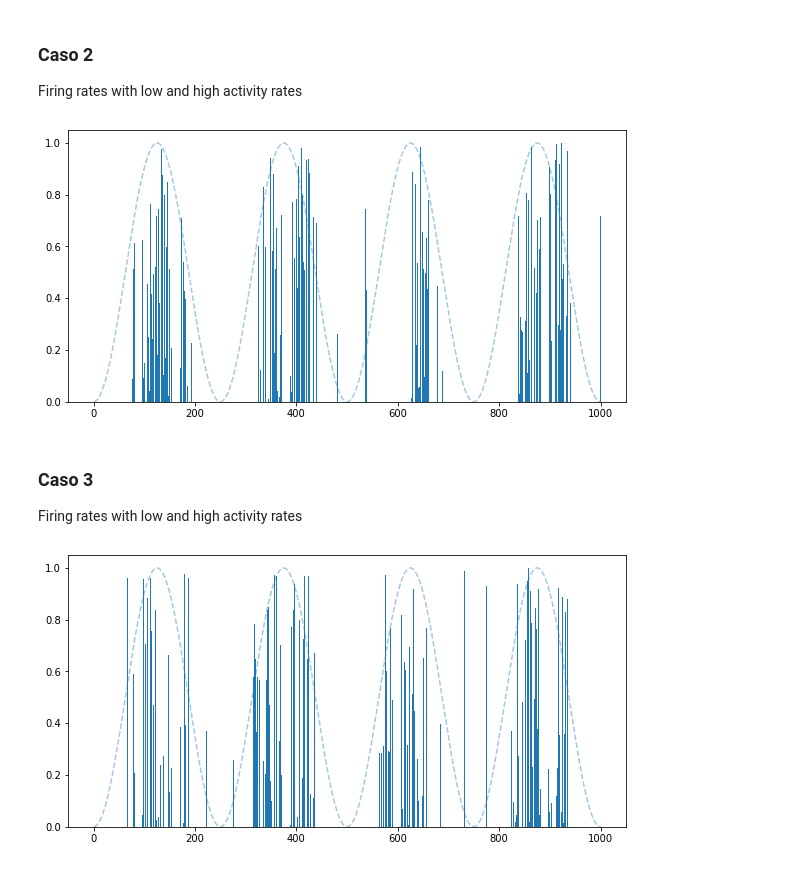
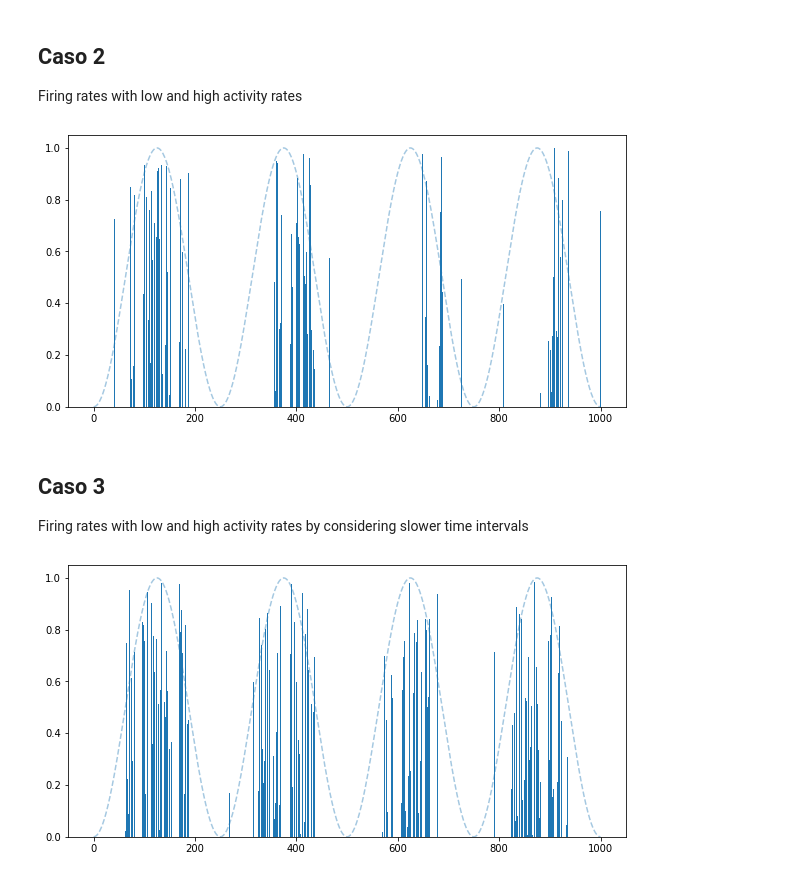
Before and after one commit to josemqz/MCA, a Jupyter notebook: Desafio2/desafio2-2.ipynb, the cells around one changed output. Cells and saved outputs as stored; diff of their text form; code cells hidden in the pictures.

```diff
--- a/Desafio2/desafio2-2.ipynb
+++ b/Desafio2/desafio2-2.ipynb
@@ -8 +21,23 @@ from matplotlib import pyplot as plt
 Firing rates with constant rate
+# %%
+# Baja actividad
+
+T = 100
+signal = np.zeros(T+1)
+lambda_0 = 0.2
+t = 0
+
+while t < T:
+
+    # random uniforme entre (0,1)
+    xi = np.random.uniform(low=np.nextafter(0.0, 1.0), high=1)
+    # tiempo hasta siguiente señal
+    s = -1 / lambda_0 * np.log(1 - xi)
+    # avance de tiempo
+    t = min(t + round(s),T)
+    # señal random
+    signal[t] = np.random.uniform(low=np.nextafter(0.0, 1.0), high=1)
+
+plt.figure(figsize=(10,5))
+plt.bar(np.arange(T+1),signal)
+plt.show()
@@ -29,38 +70,38 @@ plt.show()
 # %% [markdown]
-### Caso 2
+## Caso 2
 Firing rates with low and high activity rates
 # %%
-np.random.seed(10)
+np.random.seed(11)
 T = 1000
 signal = np.zeros(T+1)
 lambda_0 = 0.02
 f = 0.002
 t = 0
 
 sin_val = lambda t: (np.sin(2*np.pi*f*t))**2
 act = lambda t: (lambda_0 + sin_val(t)) if sin_val(t) > 0.5 else lambda_0
 
 while t < T:
 
     #random uniforme entre (0,1)
     xi = np.random.uniform(low=np.nextafter(0.0, 1.0), high=1)
-    lambda_ = act(t)
-    s = -1 / lambda_ * np.log(1 - xi)
+    lambda_act = act(t)
+    s = -1 / lambda_act * np.log(1 - xi)
     t = min(t + round(s),T)
     signal[t] = np.random.uniform(low=np.nextafter(0.0, 1.0), high=1)
 
 time = np.arange(T+1)
 plt.figure(figsize=(10,5))
 plt.bar(time, signal)
 plt.plot(time, sin_val(time), '--', alpha=0.4)
 plt.show()
 # %% [output]
-[figure, old version]
+[figure, new version]
 # %% [markdown]
-### Caso 3
-Firing rates with low and high activity rates
+## Caso 3
+Firing rates with low and high activity rates by considering slower time intervals
 # %%
-# np.random.seed(10)
+np.random.seed(10)
 T = 1000
 signal = np.zeros(T+1)
 lambda_0 = 0.02  #inicia con baja actividad
@@ -72,9 +113,11 @@ act = lambda t: (lambda_0 + sin_val(t)) if sin_val(t) > 0.5 else lambda_0
 
 while t < T:
 
-    #random uniforme entre (0,1)
+    # random uniforme entre (0,1)
     xi = np.random.uniform(low=np.nextafter(0.0, 1.0), high=1)
+    # probabilidad de disparo
     p = -np.log(1 - xi)
+    # índice que ayuda a determinar el momento del disparo
     L = 0
 
     lambda_act = act(t)
@@ -82,6 +125,7 @@ while t < T:
     while L < p:
 
         lambda_next = act(t+1)
+        # L varía dependiendo de la variación en lambda
         dL = 0.5 * (lambda_act + lambda_next)
         L += dL
         lambda_act = lambda_next
@@ -96,4 +140,4 @@ plt.bar(time, signal)
 plt.plot(time, sin_val(time), '--', alpha=0.4)
 plt.show()
 # %% [output]
-[figure, old version]
+[figure, new version]
```
Also changed, not shown: parts of 6 cells of this notebook, 3 other files.
